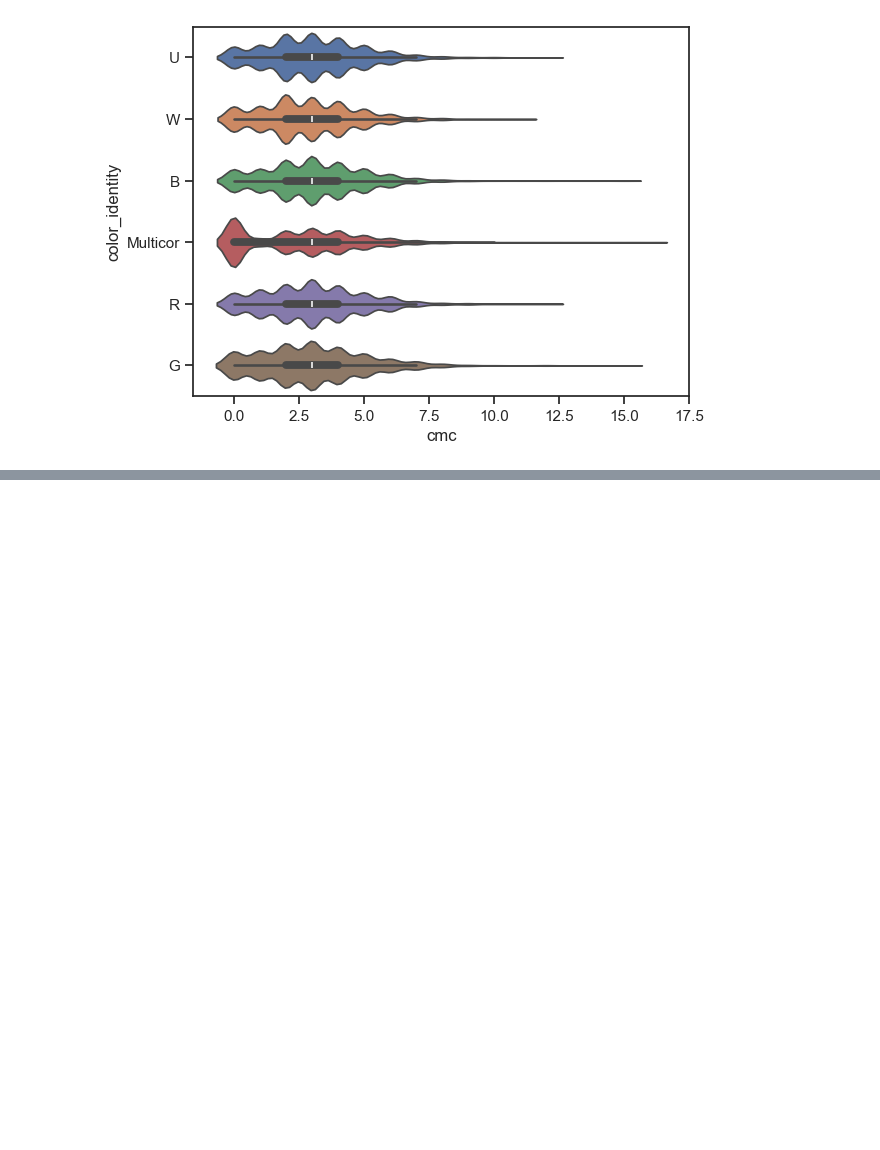
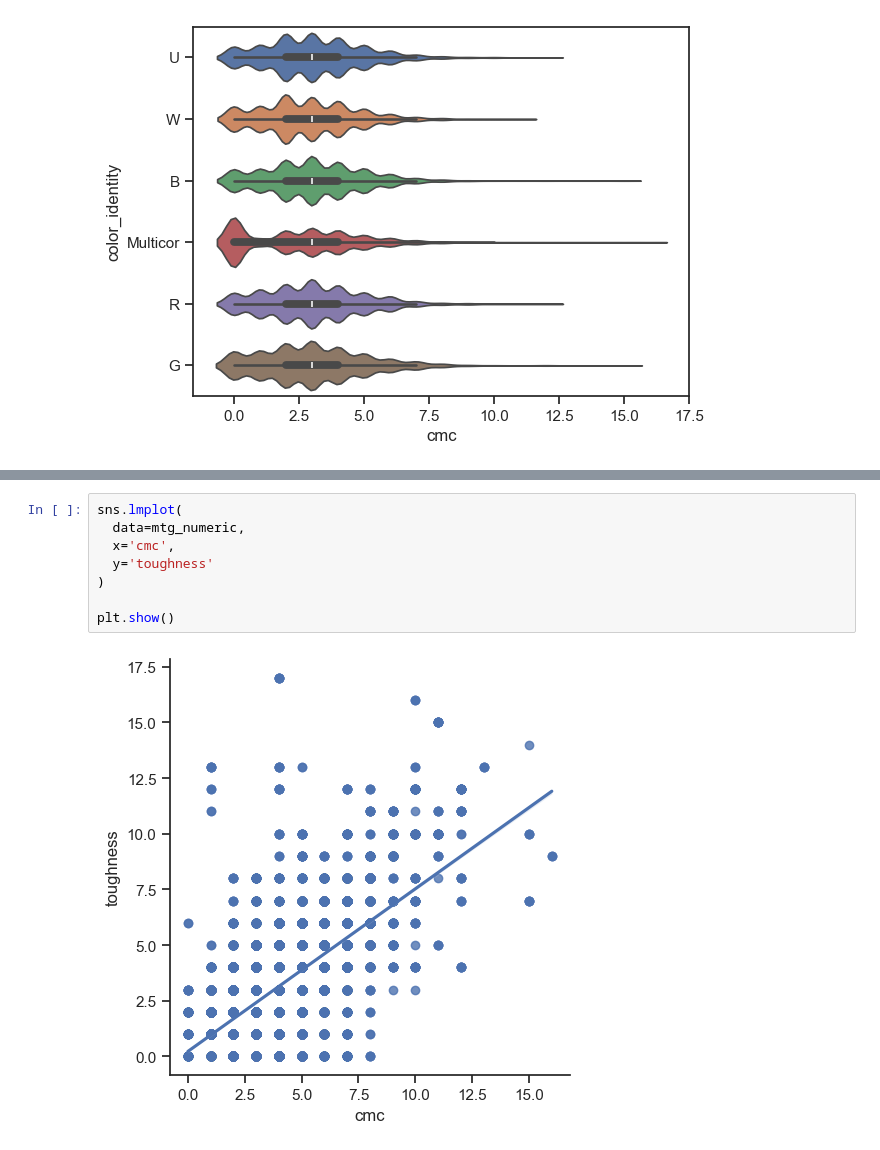
Before and after one commit to brunoopinheiro/ada-data-science-project-ii, a Jupyter notebook: mtg_analysis.ipynb, the cells around one changed output, grey strips where cells are left out. Saved outputs shown, nothing was run; the diff lists cells and outputs as text; blank space fills up the shorter version.

```diff
--- a/mtg_analysis.ipynb
+++ b/mtg_analysis.ipynb
@@ -396,0 +429,10 @@ mtg_numeric = gd.cleaned_dataset()
+# %%
+sns.lmplot(
+  data=mtg_numeric,
+  x='cmc',
+  y='toughness'
+)
+
+plt.show()
+# %% [output]
+[figure, added]
```
Also changed, not shown: parts of 11 cells of this notebook, 1 other file.
